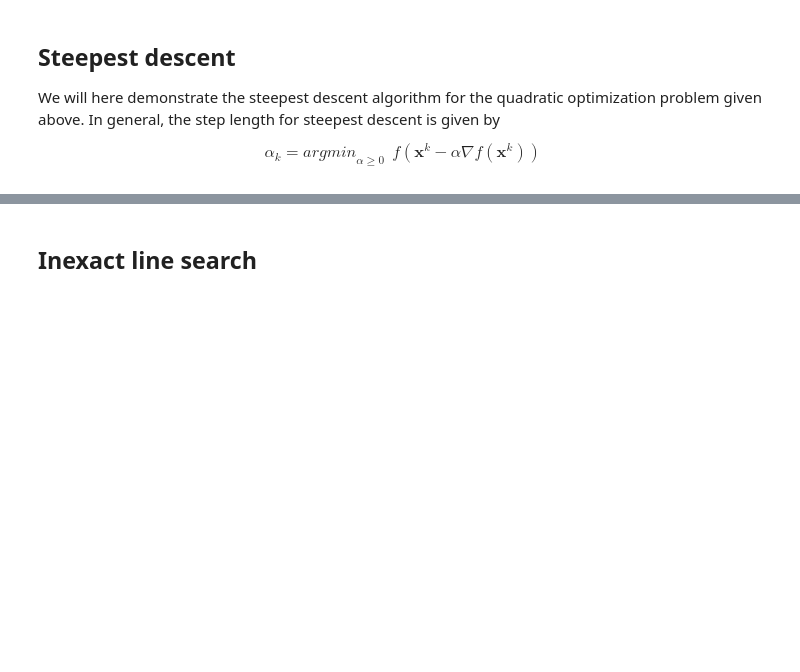
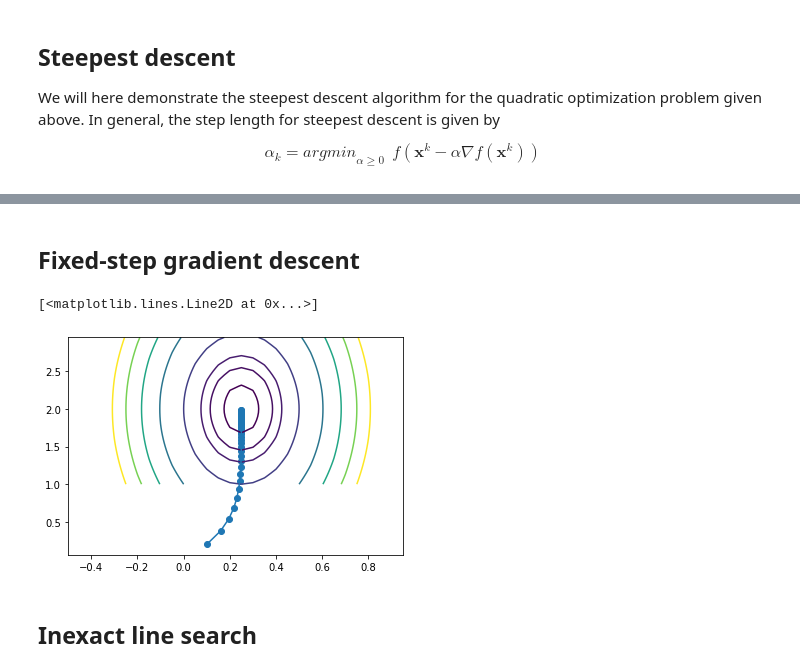
Before and after one commit to oleelv/MATH285, a Jupyter notebook: Chapter 8 - Gradient descent algorithms.ipynb, the cells around one changed output, grey strips where cells are left out. Drawn from its saved outputs; the diff is of its cells as text; code cells hidden in the pictures; blank space fills up the shorter version.

Commit message:
Add fixed-step to algorithm

```diff
--- a/Chapter 8 - Gradient descent algorithms.ipynb
+++ b/Chapter 8 - Gradient descent algorithms.ipynb
@@ -66,3 +66,30 @@ ax.plot(x1,x2)
+# %% [markdown]
+## Fixed-step gradient descent
+# %%
+x = sD_minimize(A,b,alpha=.1,TOL=1e-3)
+# %%
+x1 = [z[0] for z in x]
+x2 = [z[1] for z in x]
+# %%
+X = np.arange(-.5,1,0.05)
+Y = np.arange(1,3,0.05)
+X, Y = np.meshgrid(X,Y)
+
+def costFunction(A,x,b):
+    if type(x) == list:
+        x = np.array(x)
+    return (A.dot(x)-b).transpose().dot(A.dot(x)-b)
+
+Z = np.array( [costFunction(A,z,b) for z in zip (np.ravel(X), np.ravel(Y))]).reshape(X.shape)
+
+fig, ax = plt.subplots()
+
+ax.contour(X,Y,Z, levels=[0.1, 0.3, 0.5, 1, 2, 3, 4, 5])
+ax.scatter(x1,x2)
+ax.plot(x1,x2)
+# %% [output]
+[<matplotlib.lines.Line2D at 0x...>]
+[figure, added]
 # %% [markdown]
 ## Inexact line search
 # %%
```
Also changed, not shown: parts of 5 cells of this notebook, 2 other files.
